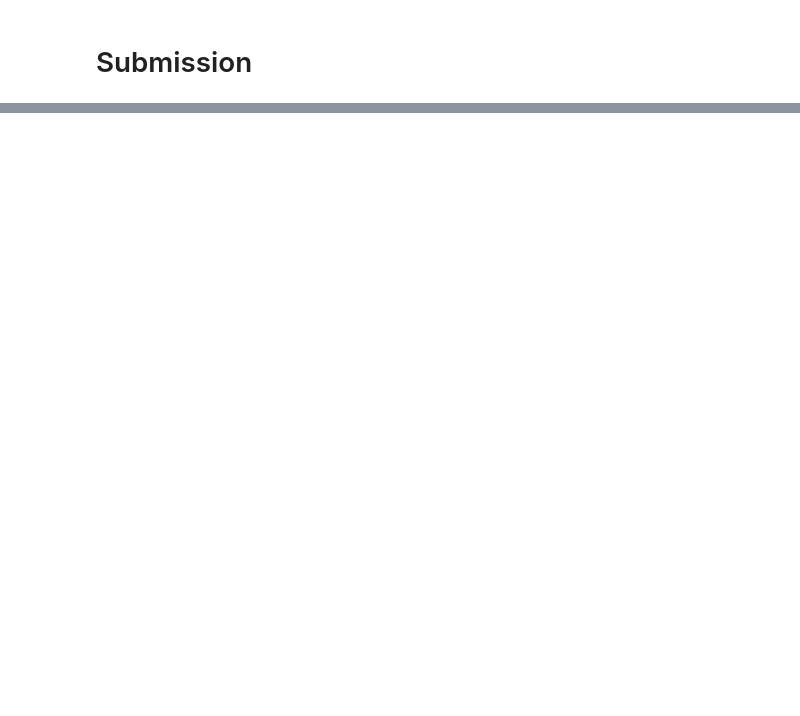
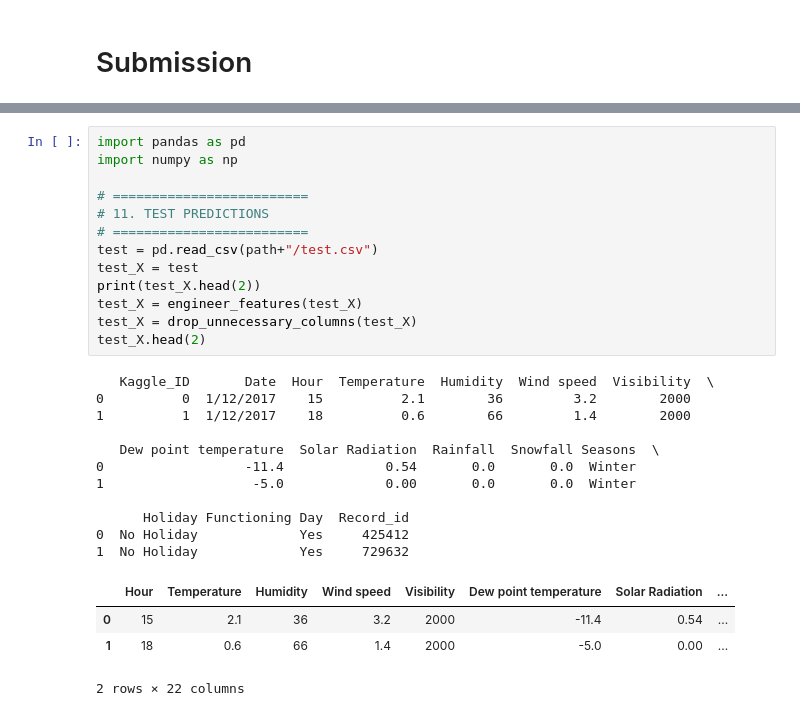
Before and after one commit to hlibkri/seul-bike-hourly-demand-prediction, a Jupyter notebook: code/regression_rented_bike_count.ipynb, the cells around one changed output, grey strips where cells are left out. Cells and saved outputs as stored; diff of their text form; blank space fills up the shorter version.

```diff
--- a/code/regression_rented_bike_count.ipynb
+++ b/code/regression_rented_bike_count.ipynb
@@ -177,0 +318,29 @@ submission created successfully
+# %%
+import pandas as pd
+import numpy as np
+
+# =========================
+# 11. TEST PREDICTIONS
+# =========================
+test = pd.read_csv(path+"/test.csv")
+test_X = test
+print(test_X.head(2))
+test_X = engineer_features(test_X)
+test_X = drop_unnecessary_columns(test_X)
+test_X.head(2)
+# %% [output]
+   Kaggle_ID       Date  Hour  Temperature  Humidity  Wind speed  Visibility  \
+0          0  1/12/2017    15          2.1        36         3.2        2000
+1          1  1/12/2017    18          0.6        66         1.4        2000
+
+   Dew point temperature  Solar Radiation  Rainfall  Snowfall Seasons  \
+0                  -11.4             0.54       0.0       0.0  Winter
+1                   -5.0             0.00       0.0       0.0  Winter
+
+      Holiday Functioning Day  Record_id
+0  No Holiday             Yes     425412
+1  No Holiday             Yes     729632
+|  | Hour | Temperature | Humidity | Wind speed | Visibility | Dew point temperature | Solar Radiation | ... |
+| 0 | 15 | 2.1 | 36 | 3.2 | 2000 | -11.4 | 0.54 | ... |
+| 1 | 18 | 0.6 | 66 | 1.4 | 2000 | -5.0 | 0.00 | ... |
+2 rows × 22 columns
```
Also changed, not shown: parts of 11 cells of this notebook, 5 other files.
